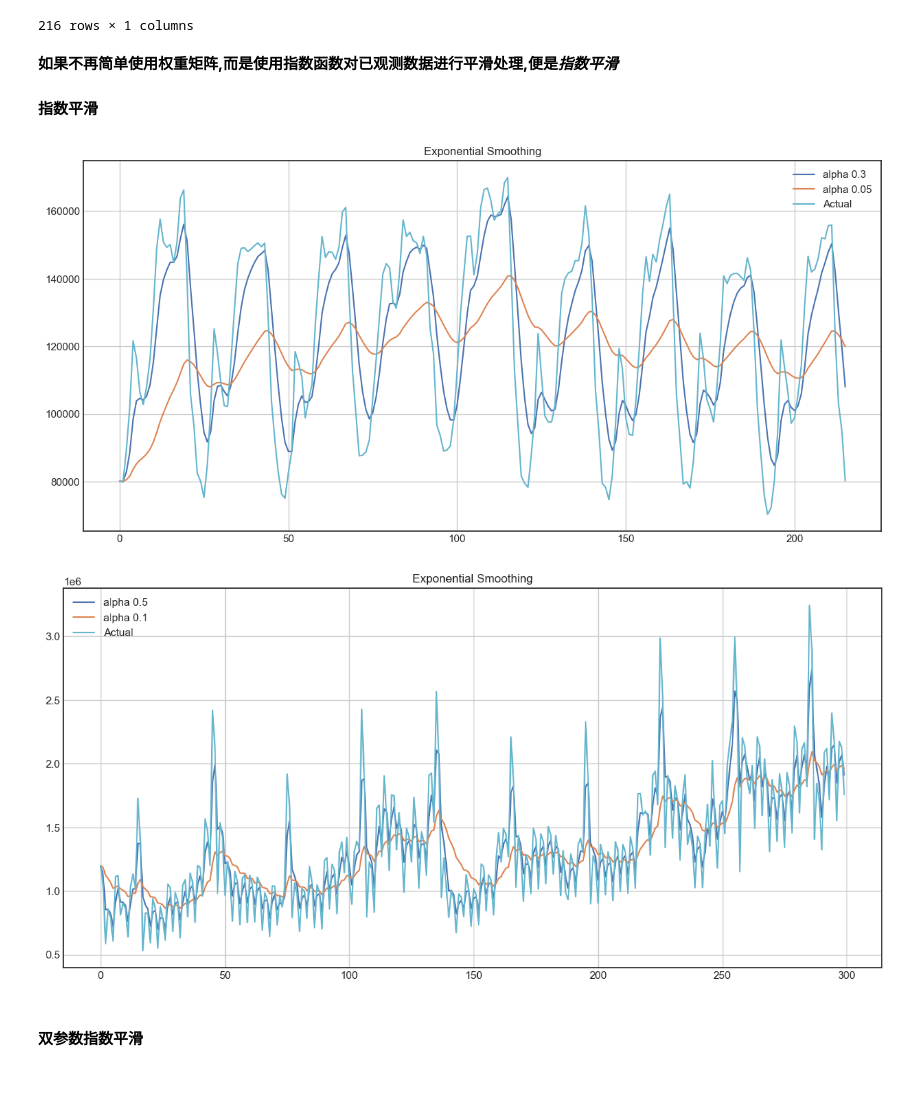
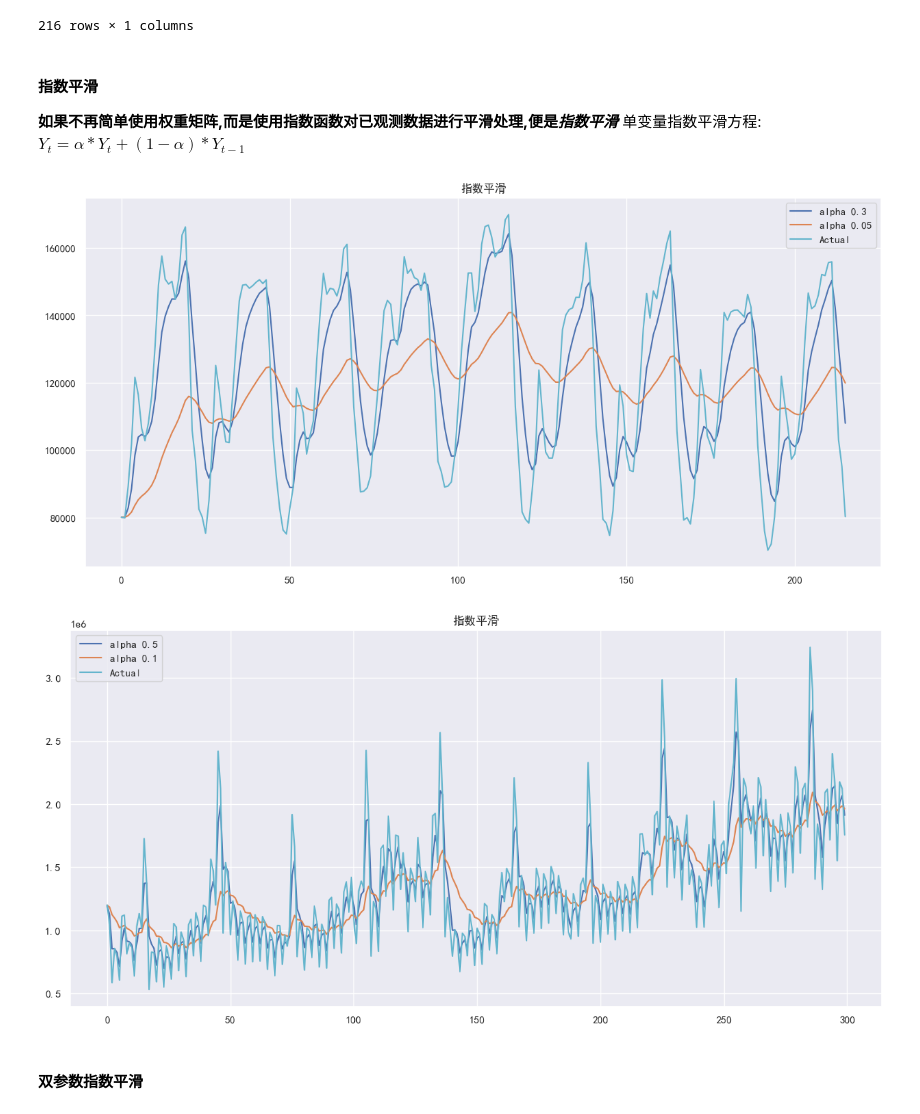
Before and after one commit to moonchildink/machine_learning, a Jupyter notebook: TimeSequenceAnalysis.ipynb, the cells around one changed output. Drawn from its saved outputs; the diff is of its cells as text; code cells hidden in the pictures; blank space fills up the shorter version.

```diff
--- a/TimeSequenceAnalysis.ipynb
+++ b/TimeSequenceAnalysis.ipynb
@@ -21,6 +21,9 @@ import scipy.stats as scs
 
 from itertools import product
 from tqdm import tqdm_notebook
+# %%
+plt.rcParams['font.sans-serif'] = ['SimHei']
+plt.rcParams['axes.unicode_minus'] = False
 # %%
 import os
 
@@ -166,44 +170,51 @@ ad
 # %%
 # ad.iloc[-0-1]
 # %% [markdown]
+
+#### 指数平滑
 **如果不再简单使用权重矩阵,而是使用指数函数对已观测数据进行平滑处理,便是*指数平滑***
-#### 指数平滑
+单变量指数平滑方程: $Y_t = \alpha * Y_t + (1-\alpha)*Y_{t-1}$
 # %%
+plt.rcParams['font.sans-serif'] = ['SimHei']
+plt.rcParams['axes.unicode_minus'] = False
+
+
 def exponential_smoothing(series, alpha):
     """
     :param series: time series
     :param alpha: alpha
     :return:
     """
     result = [series[0]]  #the first value is same as series
     for n in range(1, len(series)):
         result.append(alpha * series[n] + (1 - alpha) * result[n - 1])
     return result
 
 
 def plotExponentialSmoothing(series, alphas):
     """
     :param series:
     :param alpha:
     :return:
     """
-    with plt.style.context('seaborn-white'):
-        plt.figure(figsize=(15, 7))
-        for alpha in alphas:
-            plt.plot(exponential_smoothing(series, alpha), label='alpha {}'.format(alpha))
-        plt.plot(series.values, 'c', label='Actual')
-        plt.legend(loc='best')
-        plt.axis('tight')
-        plt.title('Exponential Smoothing')
-        plt.grid(True)
-        plt.show()
+    # with plt.style.context('seaborn-white'):
+    plt.figure(figsize=(15, 7))
+    for alpha in alphas:
+        plt.plot(exponential_smoothing(series, alpha), label='alpha {}'.format(alpha))
+    plt.plot(series.values, 'c', label='Actual')
+    plt.legend(loc='best')
+    plt.axis('tight')
+    plt.title('指数平滑')
+    plt.grid(True)
+
+    plt.show()
 
 
 plotExponentialSmoothing(ad.Ads, [0.3, 0.05])
 plotExponentialSmoothing(currency.GEMS_GEMS_SPENT, [0.5, 0.1])
 # %% [output]
-[figure, old version]
+[figure, new version]
-[figure, old version]
+[figure, new version]
 # %% [markdown]
 #### 双参数指数平滑
 # %% [markdown]
```
Also changed, not shown: parts of 8 cells of this notebook, 2 other files.
